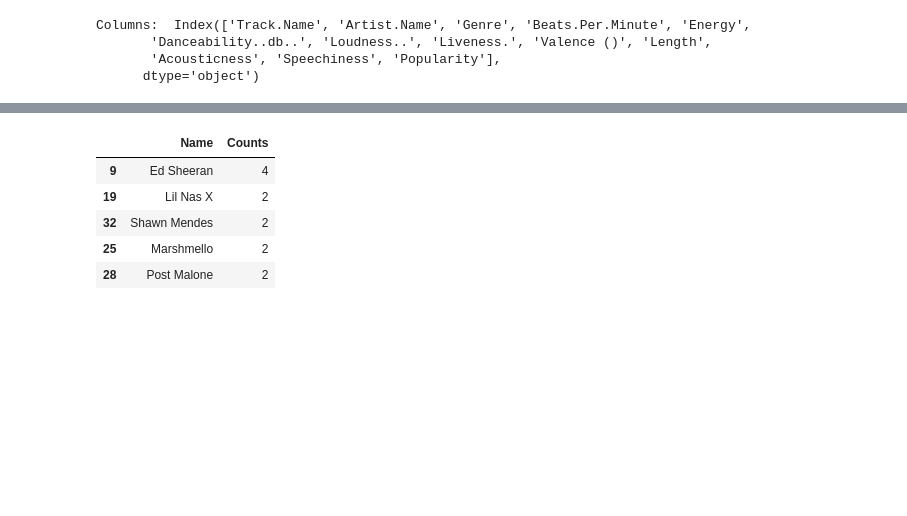
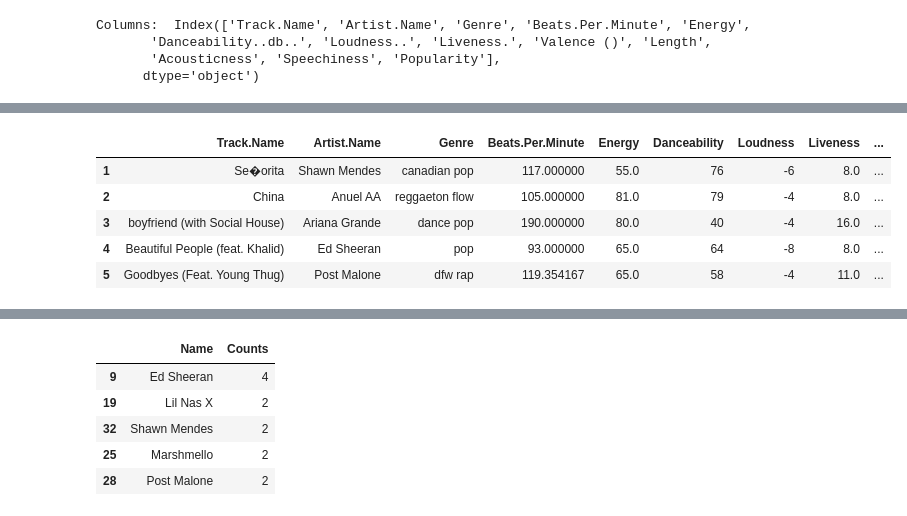
Before and after one commit to narenakash/CVIT-Workshop-2020, a Jupyter notebook: Day1/pandas_assignment.ipynb, the cells around one changed output, grey strips where cells are left out. Cells and saved outputs as stored; diff of their text form; code cells hidden in the pictures; blank space fills up the shorter version.

```diff
--- a/Day1/pandas_assignment.ipynb
+++ b/Day1/pandas_assignment.ipynb
@@ -118,0 +138,11 @@ beats_per_minute.fillna(bpm_mean, inplace = True)
+# %%
+music_df.fillna(music_df.mean(), inplace = True)
+
+music_df.head()
+# %% [output]
+|  | Track.Name | Artist.Name | Genre | Beats.Per.Minute | Energy | Danceability | Loudness | Liveness | ... |
+| 1 | Se�orita | Shawn Mendes | canadian pop | 117.000000 | 55.0 | 76 | -6 | 8.0 | ... |
+| 2 | China | Anuel AA | reggaeton flow | 105.000000 | 81.0 | 79 | -4 | 8.0 | ... |
+| 3 | boyfriend (with Social House) | Ariana Grande | dance pop | 190.000000 | 80.0 | 40 | -4 | 16.0 | ... |
+| 4 | Beautiful People (feat. Khalid) | Ed Sheeran | pop | 93.000000 | 65.0 | 64 | -8 | 8.0 | ... |
+| 5 | Goodbyes (Feat. Young Thug) | Post Malone | dfw rap | 119.354167 | 65.0 | 58 | -4 | 11.0 | ... |
```
Also changed, not shown: parts of 13 cells of this notebook.
